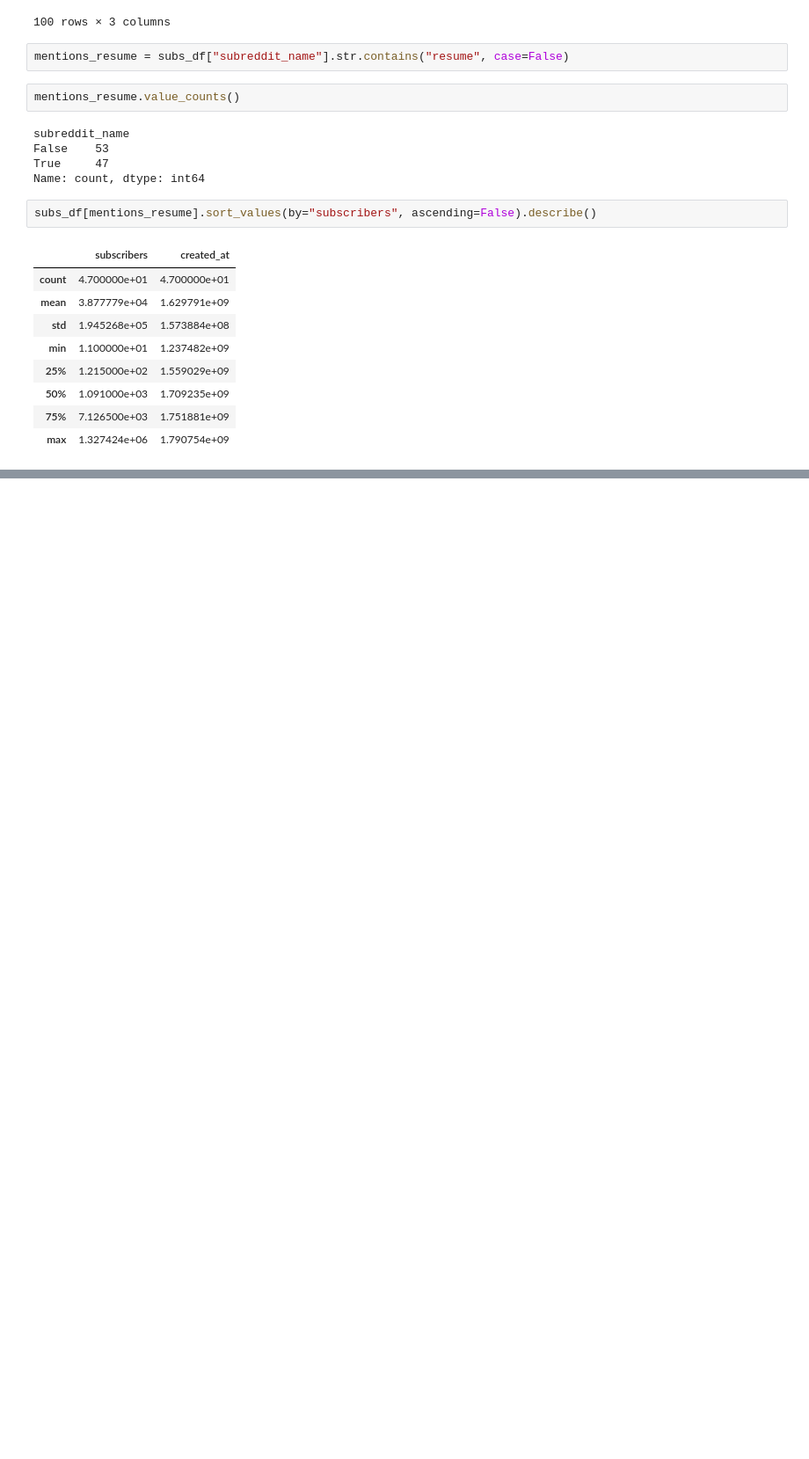
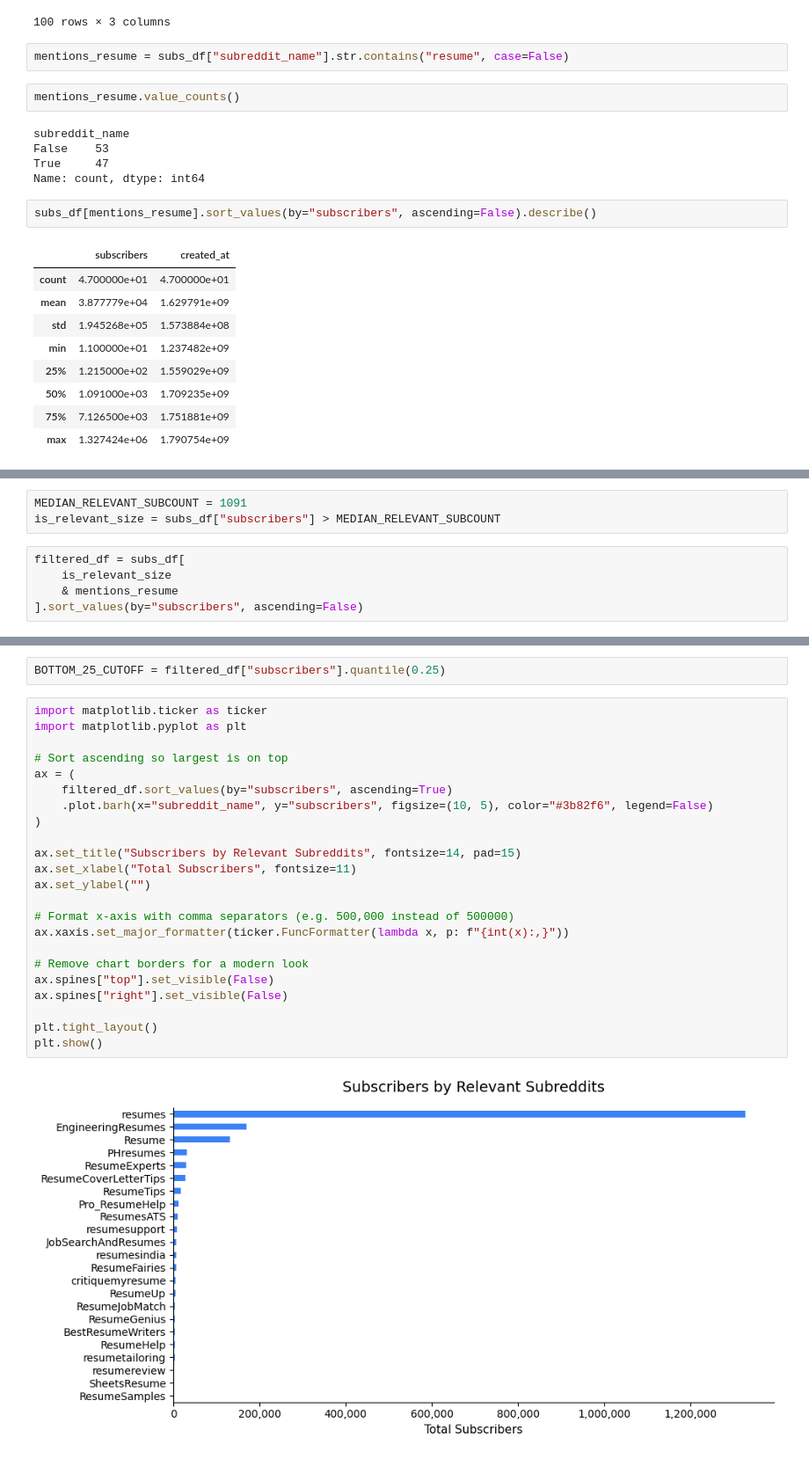
Before and after one commit to saakethk/deepsift, a Jupyter notebook: explore.ipynb, the cells around one changed output, grey strips where cells are left out. Shown at 88% size. Cells and saved outputs as stored; diff of their text form; blank space fills up the shorter version.

```diff
--- a/explore.ipynb
+++ b/explore.ipynb
@@ -86,0 +78,8 @@ subs_df
+# %%
+MEDIAN_RELEVANT_SUBCOUNT = 1091
+is_relevant_size = subs_df["subscribers"] > MEDIAN_RELEVANT_SUBCOUNT
+# %%
+filtered_df = subs_df[
+    is_relevant_size
+    & mentions_resume
+].sort_values(by="subscribers", ascending=False)
@@ -86,0 +100,27 @@ subs_df
+# %%
+BOTTOM_25_CUTOFF = filtered_df["subscribers"].quantile(0.25)
+# %%
+import matplotlib.ticker as ticker
+import matplotlib.pyplot as plt
+
+# Sort ascending so largest is on top
+ax = (
+    filtered_df.sort_values(by="subscribers", ascending=True)
+    .plot.barh(x="subreddit_name", y="subscribers", figsize=(10, 5), color="#3b82f6", legend=False)
+)
+
+ax.set_title("Subscribers by Relevant Subreddits", fontsize=14, pad=15)
+ax.set_xlabel("Total Subscribers", fontsize=11)
+ax.set_ylabel("")
+
+# Format x-axis with comma separators (e.g. 500,000 instead of 500000)
+ax.xaxis.set_major_formatter(ticker.FuncFormatter(lambda x, p: f"{int(x):,}"))
+
+# Remove chart borders for a modern look
+ax.spines["top"].set_visible(False)
+ax.spines["right"].set_visible(False)
+
+plt.tight_layout()
+plt.show()
+# %% [output]
+[figure, added]
```
Also changed, not shown: parts of 9 cells of this notebook, 5 other files.
